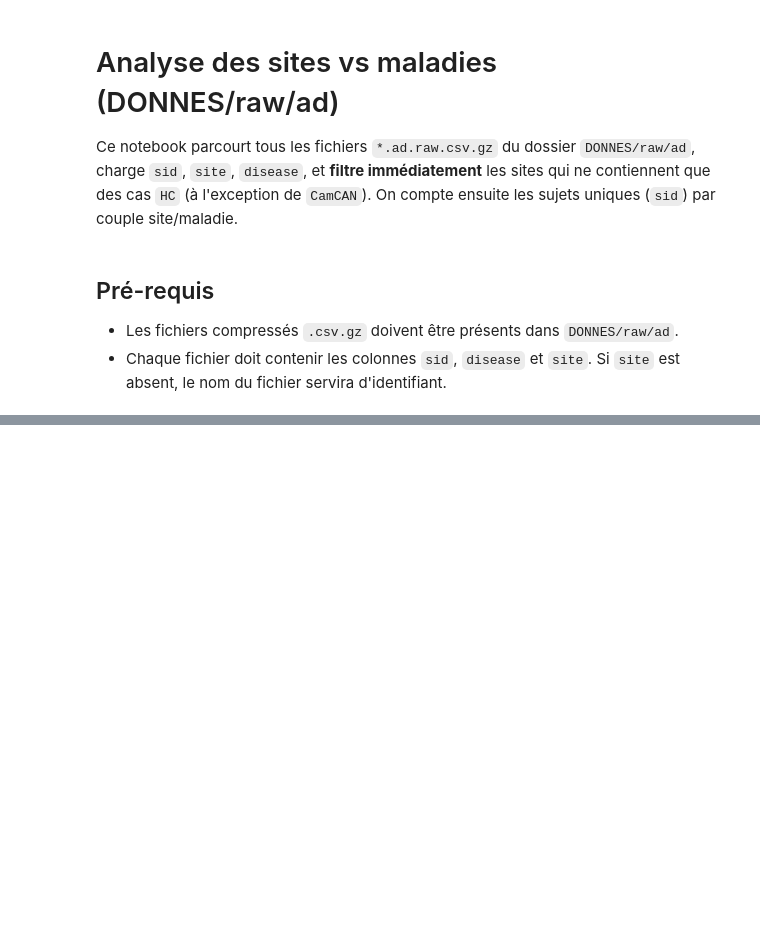
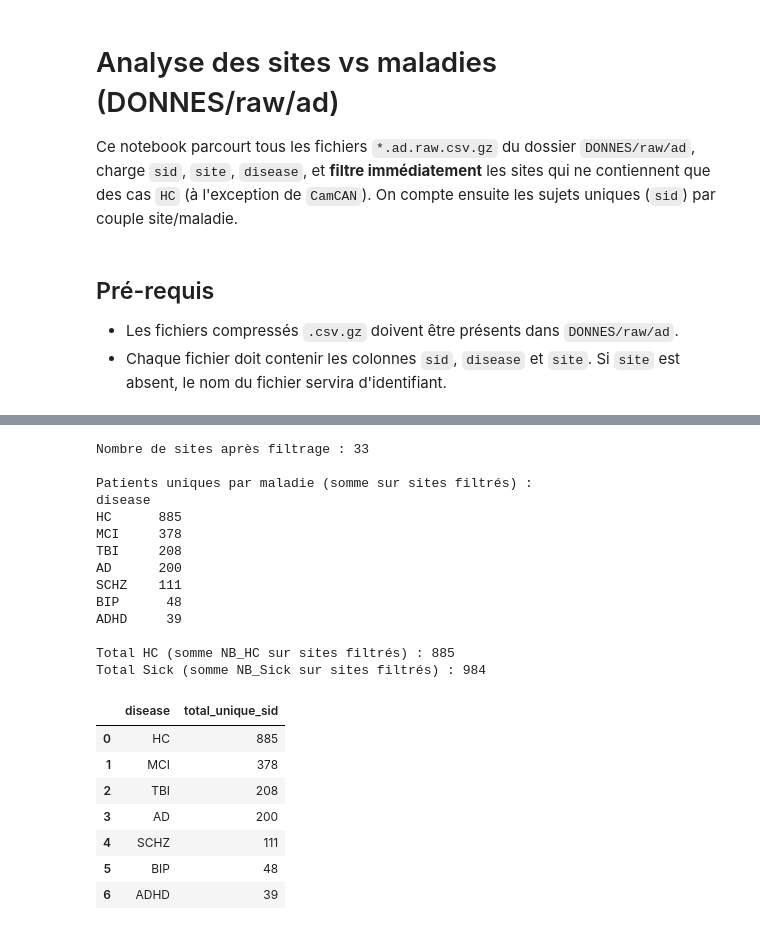
Before and after one commit to scil-vital/clinical-ComBAT, a Jupyter notebook: notebooks/site_disease_analysis.ipynb, the cells around one changed output, grey strips where cells are left out. Saved outputs shown, nothing was run; the diff lists cells and outputs as text; code cells hidden in the pictures; blank space fills up the shorter version.

```diff
--- a/notebooks/site_disease_analysis.ipynb
+++ b/notebooks/site_disease_analysis.ipynb
@@ -85,0 +146,43 @@ print(f'Resultats sauvegardés dans {output_path.resolve()}')
+# %%
+# nombre de sites filtrés
+n_sites = filtered_disease_sites_df.shape[0]
+print(f"Nombre de sites après filtrage : {n_sites}")
+
+# nombre total de patients uniques par maladie (somme des unique_sid_count sur les sites filtrés)
+totaux_par_maladie = unique_counts_filtered.groupby('disease')['unique_sid_count'].sum().sort_values(ascending=False)
+print("\nPatients uniques par maladie (somme sur sites filtrés) :")
+print(totaux_par_maladie.to_string())
+
+# totals HC / Sick agrégés depuis la table filtered_disease_sites_df (si présents)
+if {'NB_HC', 'NB_Sick'}.issubset(filtered_disease_sites_df.columns):
+    total_hc = filtered_disease_sites_df['NB_HC'].sum()
+    total_sick = filtered_disease_sites_df['NB_Sick'].sum()
+    print(f"\nTotal HC (somme NB_HC sur sites filtrés) : {total_hc}")
+    print(f"Total Sick (somme NB_Sick sur sites filtrés) : {total_sick}")
+
+# renvoyer un DataFrame synthétique si besoin
+resultats = totaux_par_maladie.rename("total_unique_sid").reset_index()
+resultats
+# %% [output]
+Nombre de sites après filtrage : 33
+
+Patients uniques par maladie (somme sur sites filtrés) :
+disease
+HC      885
+MCI     378
+TBI     208
+AD      200
+SCHZ    111
+BIP      48
+ADHD     39
+
+Total HC (somme NB_HC sur sites filtrés) : 885
+Total Sick (somme NB_Sick sur sites filtrés) : 984
+|  | disease | total_unique_sid |
+| 0 | HC | 885 |
+| 1 | MCI | 378 |
+| 2 | TBI | 208 |
+| 3 | AD | 200 |
+| 4 | SCHZ | 111 |
+| 5 | BIP | 48 |
+| 6 | ADHD | 39 |
```
Also changed, not shown: parts of 8 cells of this notebook, 28 other files.
